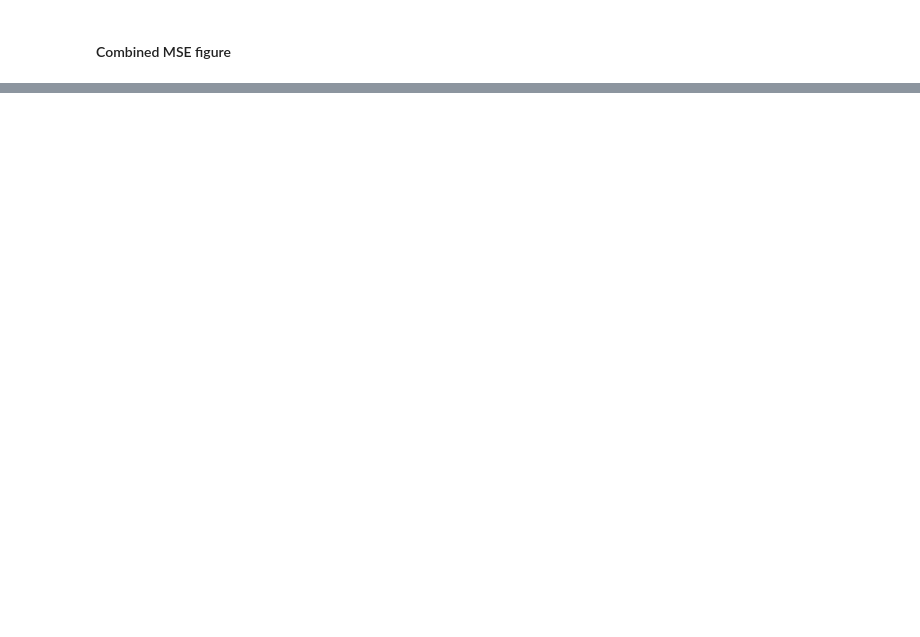
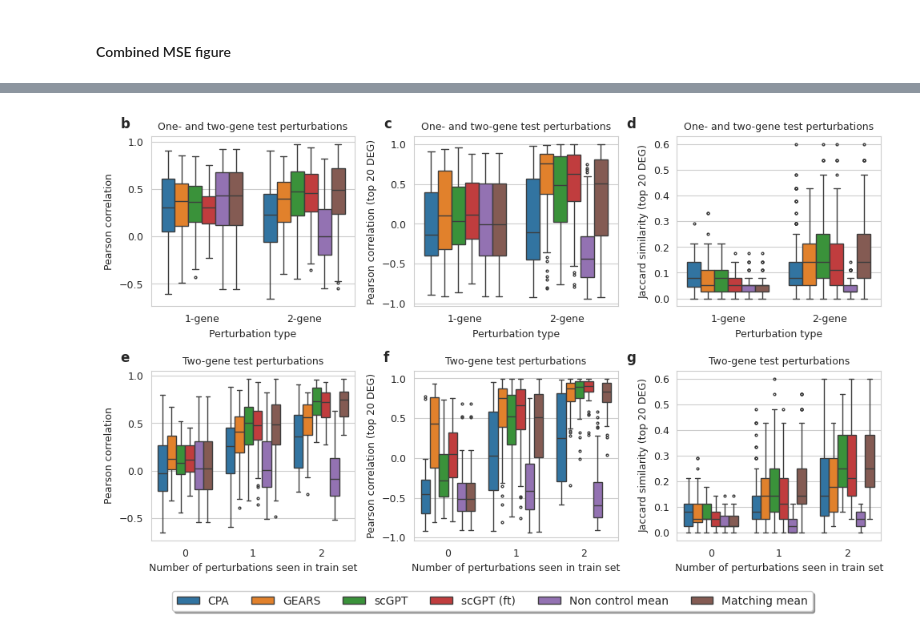
Before and after one commit to mlbio-epfl/systema, a Jupyter notebook: analysis/benchmark_norman.ipynb, the cells around one changed output, grey strips where cells are left out. Saved outputs shown, nothing was run; the diff lists cells and outputs as text; code cells hidden in the pictures; blank space fills up the shorter version.

```diff
--- a/analysis/benchmark_norman.ipynb
+++ b/analysis/benchmark_norman.ipynb
@@ -280,0 +1479,96 @@ plt.savefig(f'{figdir}/{dataset}_msediff_combined.pdf', bbox_inches='tight');
+# %%
+nrows = 2
+ncols = 3
+fontsize = 9
+fliersize = 2
+fig = plt.figure(figsize=(10, 6))
+plt.subplot(nrows, ncols, 1)
+letter_annotation(plt.gca(), -.15, 1.05, 'b')
+sns.boxplot(data=results_df, x='one gene', y='corr_all_twopert', hue='method',
+            hue_order=methods,
+            fliersize=fliersize,
+            order=['1-gene', '2-gene'])
+plt.xticks(fontsize=fontsize);
+plt.yticks(fontsize=fontsize);
+plt.title('One- and two-gene test perturbations', fontsize=fontsize)
+plt.ylabel('Pearson correlation', fontsize=fontsize)
+plt.legend([],[], frameon=False);
+plt.xlabel('Perturbation type', fontsize=fontsize)
+
+plt.subplot(nrows, ncols, 2)
+letter_annotation(plt.gca(), -.15, 1.05, 'c')
+sns.boxplot(data=results_df, x='one gene', y='corr_20de_twopert', hue='method',
+            hue_order=methods,
+            fliersize=fliersize,
+            order=['1-gene', '2-gene'])
+plt.xticks(fontsize=fontsize);
+plt.yticks(fontsize=fontsize);
+plt.title('One- and two-gene test perturbations', fontsize=fontsize)
+plt.ylabel('Pearson correlation (top 20 DEG)', fontsize=fontsize)
+plt.legend([],[], frameon=False);
+plt.xlabel('Perturbation type', fontsize=fontsize)
+
+plt.subplot(nrows, ncols, 3)
+letter_annotation(plt.gca(), -.25, 1.05, 'd')
+sns.boxplot(data=results_df, x='one gene', y='jaccard_allpert', hue='method',
+            hue_order=methods,
+            fliersize=fliersize,
+            order=['1-gene', '2-gene'])
+plt.xticks(fontsize=fontsize);
+plt.yticks(fontsize=fontsize);
+plt.title('One- and two-gene test perturbations', fontsize=fontsize)
+plt.ylabel('Jaccard similarity (top 20 DEG)', fontsize=fontsize)
+plt.legend([],[], frameon=False);
+plt.xlabel('Perturbation type', fontsize=fontsize)
+
+# Results: 2-gene perturbation by number of perturbations in train
+plt.subplot(nrows, ncols, 4)
+letter_annotation(plt.gca(), -.15, 1.05, 'e')
+sns.boxplot(data=results_df[results_df['one gene'] == '2-gene'], x='train', y='corr_all_twopert', hue='method',
+            fliersize=fliersize,
+            hue_order=methods)
+plt.xticks(fontsize=fontsize);
+plt.yticks(fontsize=fontsize);
+plt.title('Two-gene test perturbations', fontsize=fontsize)
+plt.ylabel('Pearson correlation', fontsize=fontsize)
+plt.legend([],[], frameon=False);
+plt.xlabel('Number of perturbations seen in train set', fontsize=fontsize);
+
+# Results: 2-gene perturbation by number of perturbations in train
+plt.subplot(nrows, ncols, 5)
+letter_annotation(plt.gca(), -.15, 1.05, 'f')
+sns.boxplot(data=results_df[results_df['one gene'] == '2-gene'], x='train', y='corr_20de_twopert', hue='method',
+            fliersize=fliersize,
+            hue_order=methods)
+plt.xticks(fontsize=fontsize);
+plt.yticks(fontsize=fontsize);
+plt.title('Two-gene test perturbations', fontsize=fontsize)
+plt.ylabel('Pearson correlation (top 20 DEG)', fontsize=fontsize)
+plt.legend([],[], frameon=False);
+plt.xlabel('Number of perturbations seen in train set', fontsize=fontsize);
+
+# Results: 2-gene perturbation by number of perturbations in train
+plt.subplot(nrows, ncols, 6)
+letter_annotation(plt.gca(), -.25, 1.05, 'g')
+sns.boxplot(data=results_df[results_df['one gene'] == '2-gene'], x='train', y='jaccard_allpert', hue='method',
+            fliersize=fliersize,
+            hue_order=methods)
+plt.xticks(fontsize=fontsize);
+plt.yticks(fontsize=fontsize);
+plt.title('Two-gene test perturbations', fontsize=fontsize)
+plt.ylabel('Jaccard similarity (top 20 DEG)', fontsize=fontsize)
+plt.legend([],[], frameon=False);
+plt.xlabel('Number of perturbations seen in train set', fontsize=fontsize);
+
+# legend = plt.legend(loc='center left', bbox_to_anchor=(1, 0.5))
+handles, labels = plt.gca().get_legend_handles_labels()
+legend = fig.legend(handles, labels, loc='upper center', bbox_to_anchor=(0.5, 0), fancybox=True, shadow=True, ncol=6)
+
+labels=['CPA', 'GEARS', 'scGPT', 'scGPT (ft)', 'Non control mean', 'Matching mean']
+for i, label in enumerate(labels):
+    legend.get_texts()[i].set_text(label)
+
+plt.tight_layout() # Or equivalently,  "plt.tight_layout()"
+# plt.savefig(f'{figdir}/{dataset}_pearsondiff_allpert_combined.pdf', bbox_inches='tight');
+# %% [output]
+[figure, added]
```
Also changed, not shown: parts of 51 cells of this notebook, 10 other files.
